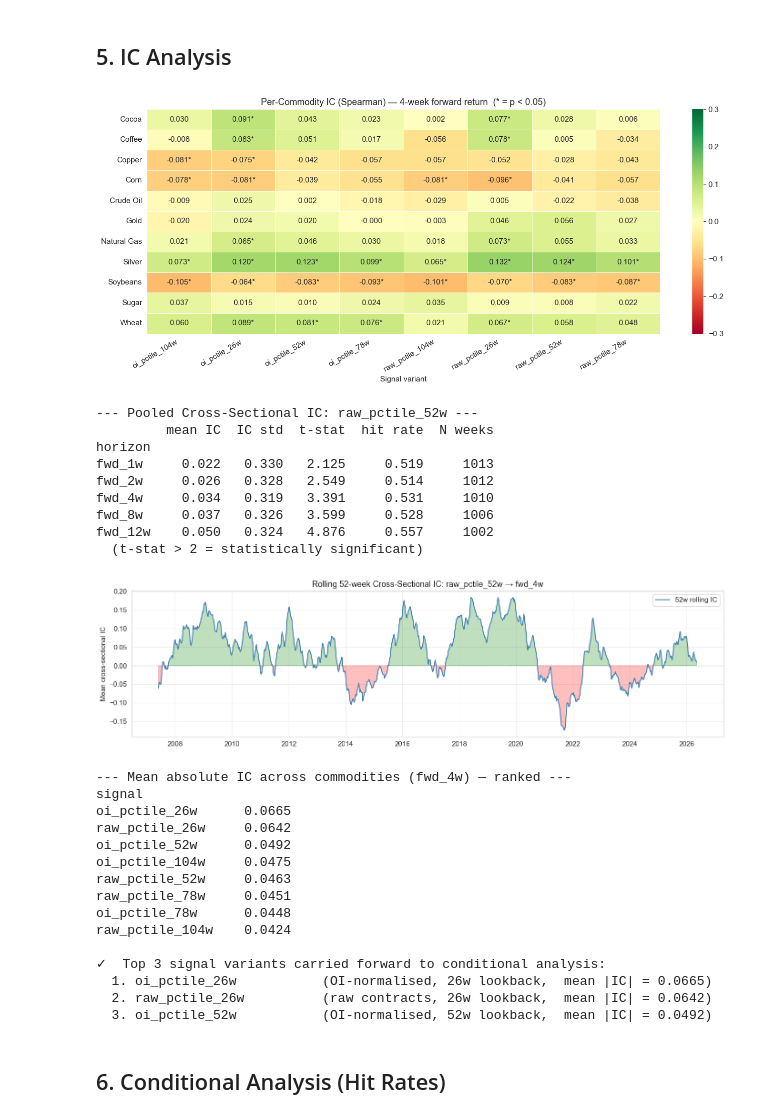
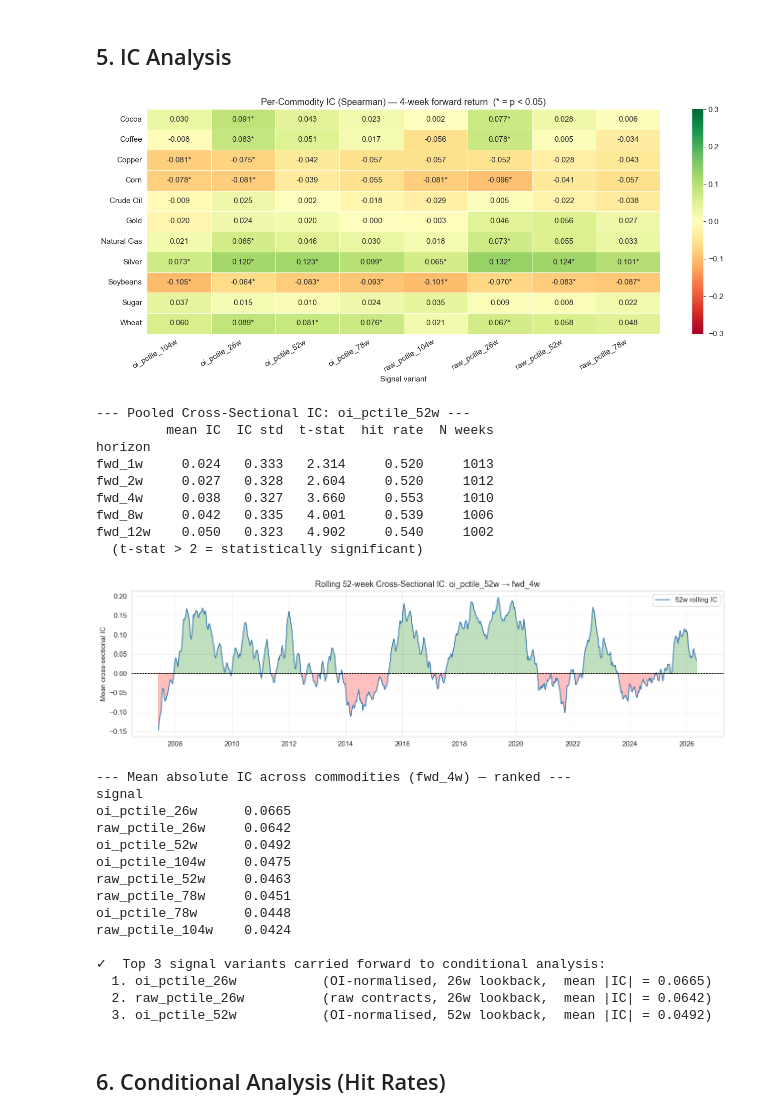
Before and after one commit to rahulb5/quant, a Jupyter notebook: notebooks/signals/cot_commercial_positioning.ipynb, the cells around one changed output. Cells and saved outputs as stored; diff of their text form; code cells hidden in the pictures.

```diff
--- a/notebooks/signals/cot_commercial_positioning.ipynb
+++ b/notebooks/signals/cot_commercial_positioning.ipynb
@@ -492,7 +489,6 @@ fwd_cols    = [f'fwd_{h}w' for h in FWD_HORIZONS]
 commodities = sorted(cot['commodity'].unique())
 
 # ── 1. Per-commodity time-series Spearman IC ──────────────────────────────────
-# Build a dict: (commodity, signal, horizon) → (ic, pval)
 ic_records = []
 for commodity in commodities:
     sub = cot[cot['commodity'] == commodity]
@@ -509,10 +505,9 @@ for commodity in commodities:
 ic_df = pd.DataFrame(ic_records)
 
 # Heatmap for fwd_4w
-ic_4w = ic_df[ic_df['horizon'] == 'fwd_4w'].pivot(index='commodity', columns='signal', values='ic')
+ic_4w   = ic_df[ic_df['horizon'] == 'fwd_4w'].pivot(index='commodity', columns='signal', values='ic')
 pval_4w = ic_df[ic_df['horizon'] == 'fwd_4w'].pivot(index='commodity', columns='signal', values='pval')
 
-# Build annotation strings: IC value + * if p < 0.05
 annot = ic_4w.copy().astype(object)
 for row in ic_4w.index:
     for col in ic_4w.columns:
@@ -536,7 +531,7 @@ plt.show()
 
 
 # ── 2. Pooled cross-sectional IC ─────────────────────────────────────────────
-PRIMARY_SIG = 'raw_pctile_52w'
+PRIMARY_SIG = 'oi_pctile_52w'
 
 cs_rows = []
 for fwd in fwd_cols:
@@ -564,7 +559,7 @@ print("  (t-stat > 2 = statistically significant)")
 
 
 # ── 3. Rolling IC plot ────────────────────────────────────────────────────────
-ROLL_WIN = 52  # weeks
+ROLL_WIN = 52
 FWD_PLOT = 'fwd_4w'
 
 weekly_cs_ic = []
@@ -587,42 +582,42 @@ ax.fill_between(rolling_ic.index, rolling_ic.values, 0,
 ax.fill_between(rolling_ic.index, rolling_ic.values, 0,
                 where=(rolling_ic.values < 0),  alpha=0.25, color='red',   interpolate=True)
 ax.set_title(f'Rolling {ROLL_WIN}-week Cross-Sectional IC: {PRIMARY_SIG} → {FWD_PLOT}', fontsize=13)
 ax.set_ylabel('Mean cross-sectional IC')
 ax.legend()
 plt.tight_layout()
 plt.show()
 
 
 # ── 4. Select best signal variants ───────────────────────────────────────────
 mean_abs_ic = (
     ic_df[ic_df['horizon'] == 'fwd_4w']
     .groupby('signal')['ic']
     .apply(lambda s: s.abs().mean())
     .sort_values(ascending=False)
     .rename('mean_abs_ic')
 )
 print("\n--- Mean absolute IC across commodities (fwd_4w) — ranked ---")
 print(mean_abs_ic.round(4).to_string())
 
 top_n = 3
 top_signals = mean_abs_ic.head(top_n).index.tolist()
 print(f"\n✓  Top {top_n} signal variants carried forward to conditional analysis:")
 for rank, sig in enumerate(top_signals, 1):
-    norm    = 'OI-normalised' if sig.startswith('oi') else 'raw contracts'
-    window  = sig.split('_')[-1]
+    norm   = 'OI-normalised' if sig.startswith('oi') else 'raw contracts'
+    window = sig.split('_')[-1]
     print(f"  {rank}. {sig:22s}  ({norm}, {window} lookback,  mean |IC| = {mean_abs_ic[sig]:.4f})")
 # %% [output]
 [figure]
---- Pooled Cross-Sectional IC: raw_pctile_52w ---
+--- Pooled Cross-Sectional IC: oi_pctile_52w ---
          mean IC  IC std  t-stat  hit rate  N weeks
 horizon
-fwd_1w     0.022   0.330   2.125     0.519     1013
-fwd_2w     0.026   0.328   2.549     0.514     1012
-fwd_4w     0.034   0.319   3.391     0.531     1010
-fwd_8w     0.037   0.326   3.599     0.528     1006
-fwd_12w    0.050   0.324   4.876     0.557     1002
+fwd_1w     0.024   0.333   2.314     0.520     1013
+fwd_2w     0.027   0.328   2.604     0.520     1012
+fwd_4w     0.038   0.327   3.660     0.553     1010
+fwd_8w     0.042   0.335   4.001     0.539     1006
+fwd_12w    0.050   0.323   4.902     0.540     1002
   (t-stat > 2 = statistically significant)
-[figure, old version]
+[figure, new version]
 --- Mean absolute IC across commodities (fwd_4w) — ranked ---
 signal
 oi_pctile_26w      0.0665
```
Also changed, not shown: parts of 7 cells of this notebook, 1 other file.
